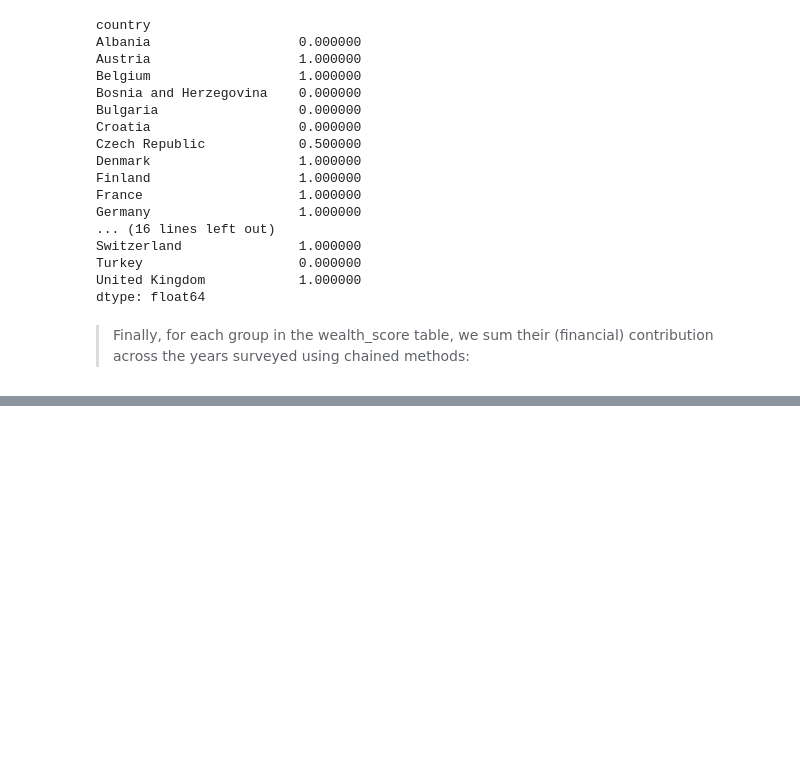
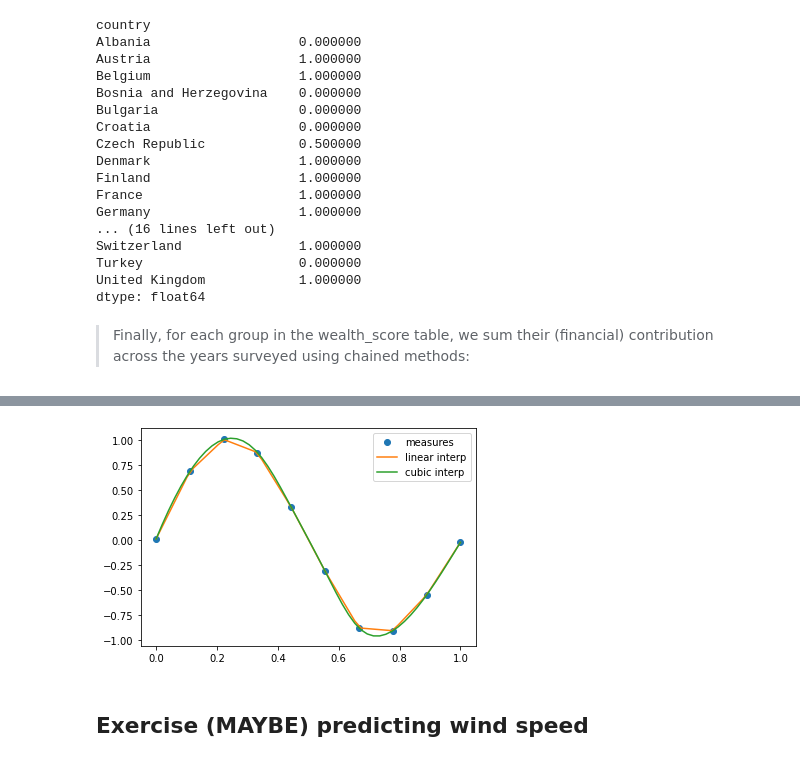
Before and after one commit to shanicetbailey/cig, a Jupyter notebook: Week_5_Salinity_Pandas.ipynb, the cells around one changed output, grey strips where cells are left out. Cells and saved outputs as stored; diff of their text form; code cells hidden in the pictures; blank space fills up the shorter version.

```diff
--- a/Week_5_Salinity_Pandas.ipynb
+++ b/Week_5_Salinity_Pandas.ipynb
@@ -617,0 +665,12 @@ Check out their [User Guide](https://docs.scipy.org/doc/scipy/reference/tutorial
+# %%
+# Plot the data and the interpolation
+from matplotlib import pyplot as plt
+plt.figure(figsize=(6, 4))
+plt.plot(measured_time, measures, 'o', ms=6, label='measures')
+plt.plot(interpolation_time, linear_results, label='linear interp')
+plt.plot(interpolation_time, cubic_results, label='cubic interp')
+plt.legend();
+# %% [output]
+[figure, added]
+# %% [markdown]
+## Exercise (MAYBE) predicting wind speed
```
Also changed, not shown: parts of 23 cells of this notebook.
